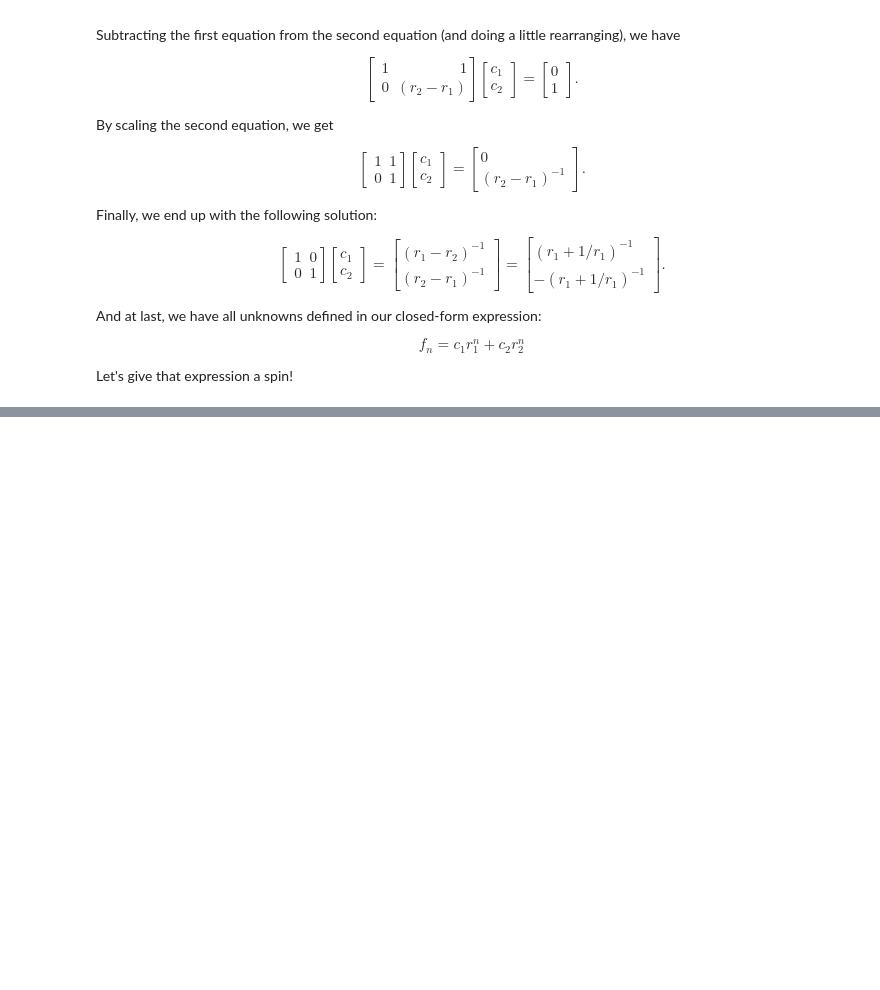
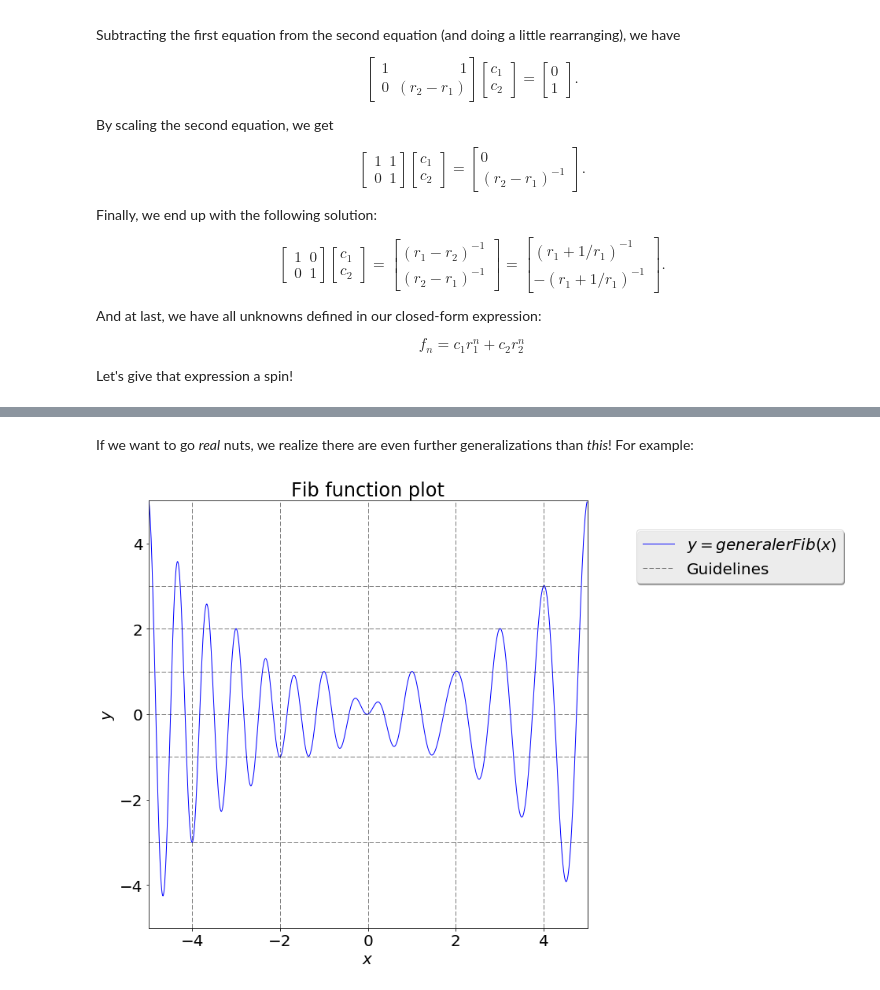
Before and after one commit to bradleypmartin/LinearAlgebraGeekout190405, a Jupyter notebook: Fibonacci fun times.ipynb, the cells around one changed output, grey strips where cells are left out. Cells and saved outputs as stored; diff of their text form; code cells hidden in the pictures; blank space fills up the shorter version.

Commit message:
done with Fib example for now; moving to cos transform

```diff
--- a/Fibonacci fun times.ipynb
+++ b/Fibonacci fun times.ipynb
@@ -618,0 +395,53 @@ print(compositeInverse @ compositeTransformation % 26)
+# %% [markdown]
+If we want to go *real* nuts, we realize there are even further generalizations than *this*! For example:
+# %%
+def generalerFibonacci(n, goldenMode, invGoldenMode):
+    """Returns an nth (generalized) Fibonacci term for real numbers n (floating point approximation), given an even integer goldenMode and odd integer invGoldenMode."""
+    r1 = (1+5**0.5)/2
+    r2 = -1/r_1
+
+    c1 = 1/(r1-r2)
+    c2 = 1/(r2-r1)
+    return c1*np.cos(goldenMode*np.pi*n)*r1**n + c2*np.cos(invGoldenMode*np.pi*n)*(1/r1)**n
+
+x = np.arange(-5, 5, 0.01)
+numPoints = 1000
+goldenMode = 2
+invGoldenMode = 3
+
+y1 = generalerFibonacci(x, goldenMode, invGoldenMode)
+y2 = -3*np.ones(numPoints)
+y3 = -1*np.ones(numPoints)
+y4 = 0*np.ones(numPoints)
+y5 = 1*np.ones(numPoints)
+y6 = 2*np.ones(numPoints)
+y7 = 3*np.ones(numPoints)
+
+yVert = np.arange(-5, 5, 0.01)
+
+xVert1 = -4*np.ones(numPoints)
+xVert2 = -2*np.ones(numPoints)
+xVert3 = 0*np.ones(numPoints)
+xVert4 = 2*np.ones(numPoints)
+xVert5 = 4*np.ones(numPoints)
+
+plt.figure(figsize=(10,10))
+plt.rcParams['font.size'] = 20
+
+lines = plt.plot(x, y1, x, y2, x, y3, x, y4, x, y5, x, y6, x, y7, \
+                xVert1, yVert, xVert2, yVert, xVert3, yVert, xVert4, yVert, xVert5, yVert)
+
+plt.setp(lines[0], linewidth=1, color='b')
+for ind in range(1,12):
+    plt.setp(lines[ind], linewidth=1/2, color='k', linestyle='--')
+
+plt.legend(('$y = generalerFib(x)$', 'Guidelines'),
+           loc='upper right', bbox_to_anchor=(1.6, 0.95), fancybox=True, shadow=True)
+plt.xlim(-5,5)
+plt.ylim(-5,5)
+plt.title('Fib function plot')
+plt.xlabel('$x$')
+plt.ylabel('$y$')
+plt.show()
+# %% [output]
+[figure, added]
```
Also changed, not shown: parts of 49 cells of this notebook.
